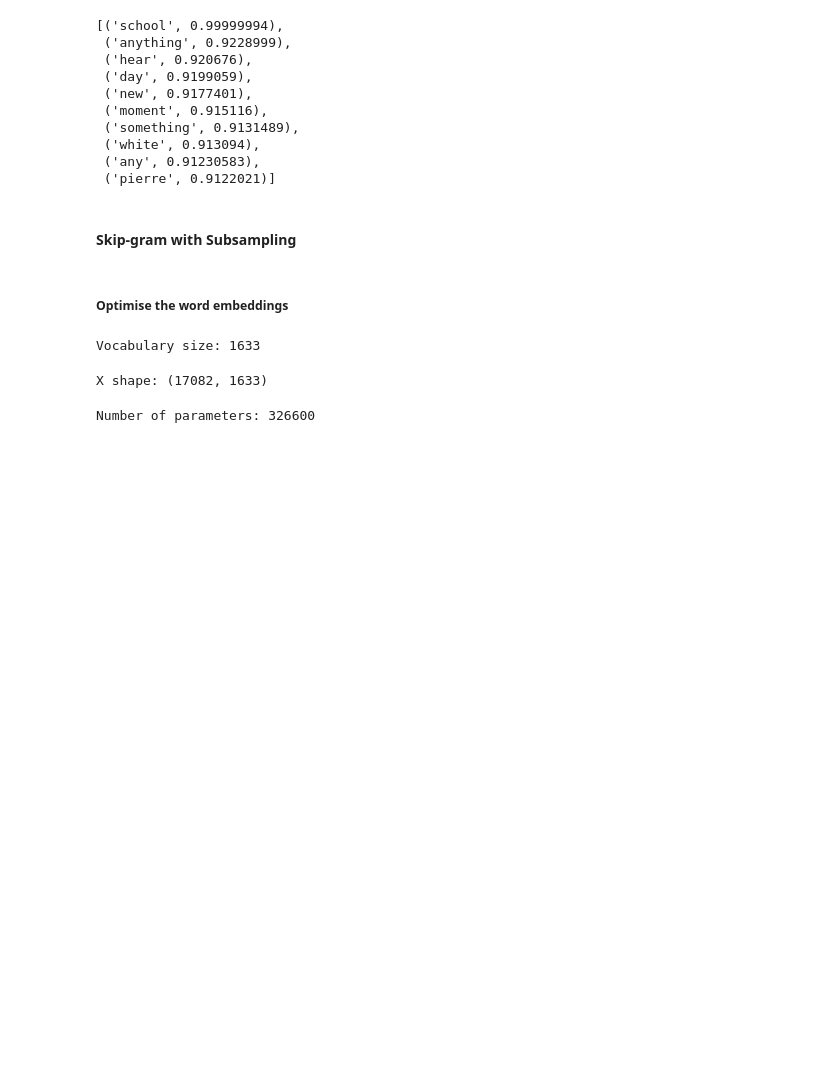
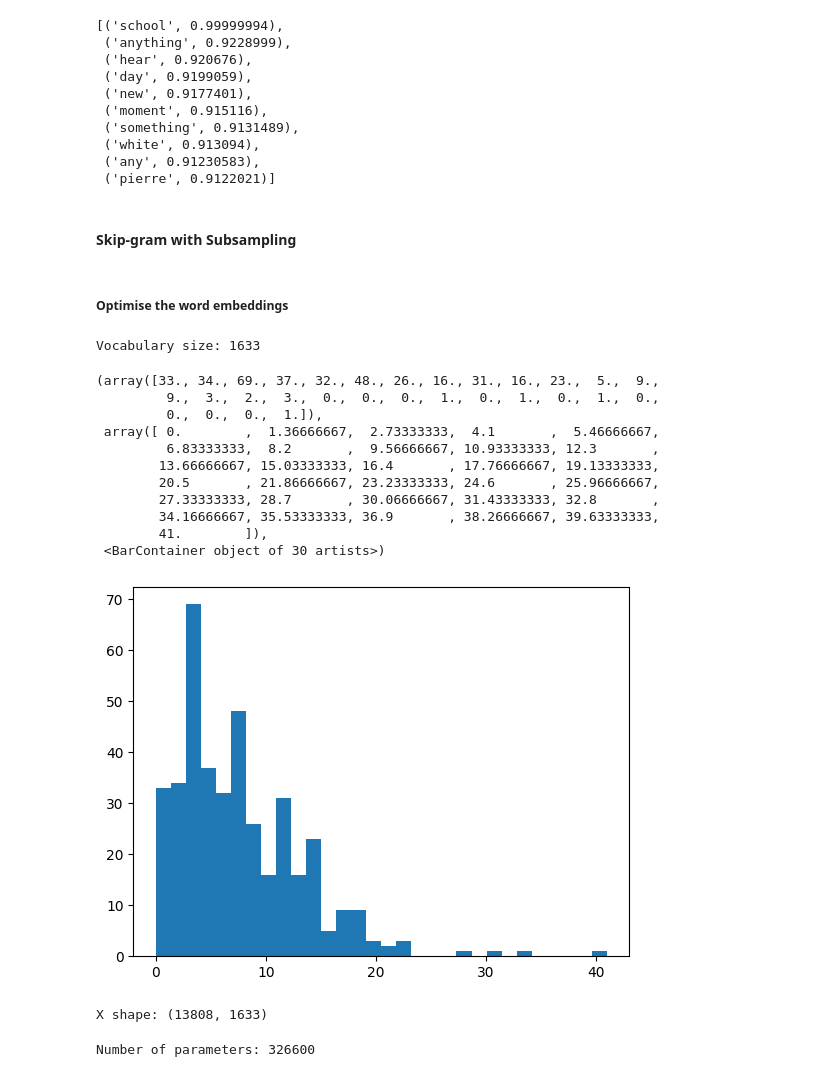
Before and after one commit to honglin8/Word-Embedding, a Jupyter notebook: word_embedding.ipynb, the cells around one changed output. Saved outputs shown, nothing was run; the diff lists cells and outputs as text; code cells hidden in the pictures; blank space fills up the shorter version.

```diff
--- a/word_embedding.ipynb
+++ b/word_embedding.ipynb
@@ -647,9 +548,26 @@ word_probabilities = {word: subsampling_probability(count, total_words) for word
 subsampled_sentences = [subsample_sentence(sent, word_probabilities) for sent in sentences]
 # %% [output]
 Vocabulary size: 1633
+# %%
+# Plot the graph of sentence length
+sentence_lengths = [len(sent) for sent in subsampled_sentences]
+plt.hist(sentence_lengths, bins=30)
+# %% [output]
+(array([33., 34., 69., 37., 32., 48., 26., 16., 31., 16., 23.,  5.,  9.,
+         9.,  3.,  2.,  3.,  0.,  0.,  0.,  1.,  0.,  1.,  0.,  1.,  0.,
+         0.,  0.,  0.,  1.]),
+ array([ 0.        ,  1.36666667,  2.73333333,  4.1       ,  5.46666667,
+         6.83333333,  8.2       ,  9.56666667, 10.93333333, 12.3       ,
+        13.66666667, 15.03333333, 16.4       , 17.76666667, 19.13333333,
+        20.5       , 21.86666667, 23.23333333, 24.6       , 25.96666667,
+        27.33333333, 28.7       , 30.06666667, 31.43333333, 32.8       ,
+        34.16666667, 35.53333333, 36.9       , 38.26666667, 39.63333333,
+        41.        ]),
+ <BarContainer object of 30 artists>)
+[figure, added]
 # %%
 # Hyperparameters
-window_size = 4
+window_size = 3
 
 # Generate training data
 X, Y = generate_training_data(subsampled_sentences, word_to_idx, window_size=window_size)
@@ -658,7 +576,7 @@ print(f'X shape: {X.shape}')
 N = X.shape[0] # Number of training samples
 indices = jnp.arange(N) # Indices of the training samples
 # %% [output]
-X shape: (17082, 1633)
+X shape: (13808, 1633)
 # %%
 # Set seed
 seed_value = 4212
```
Also changed, not shown: parts of 18 cells of this notebook.
